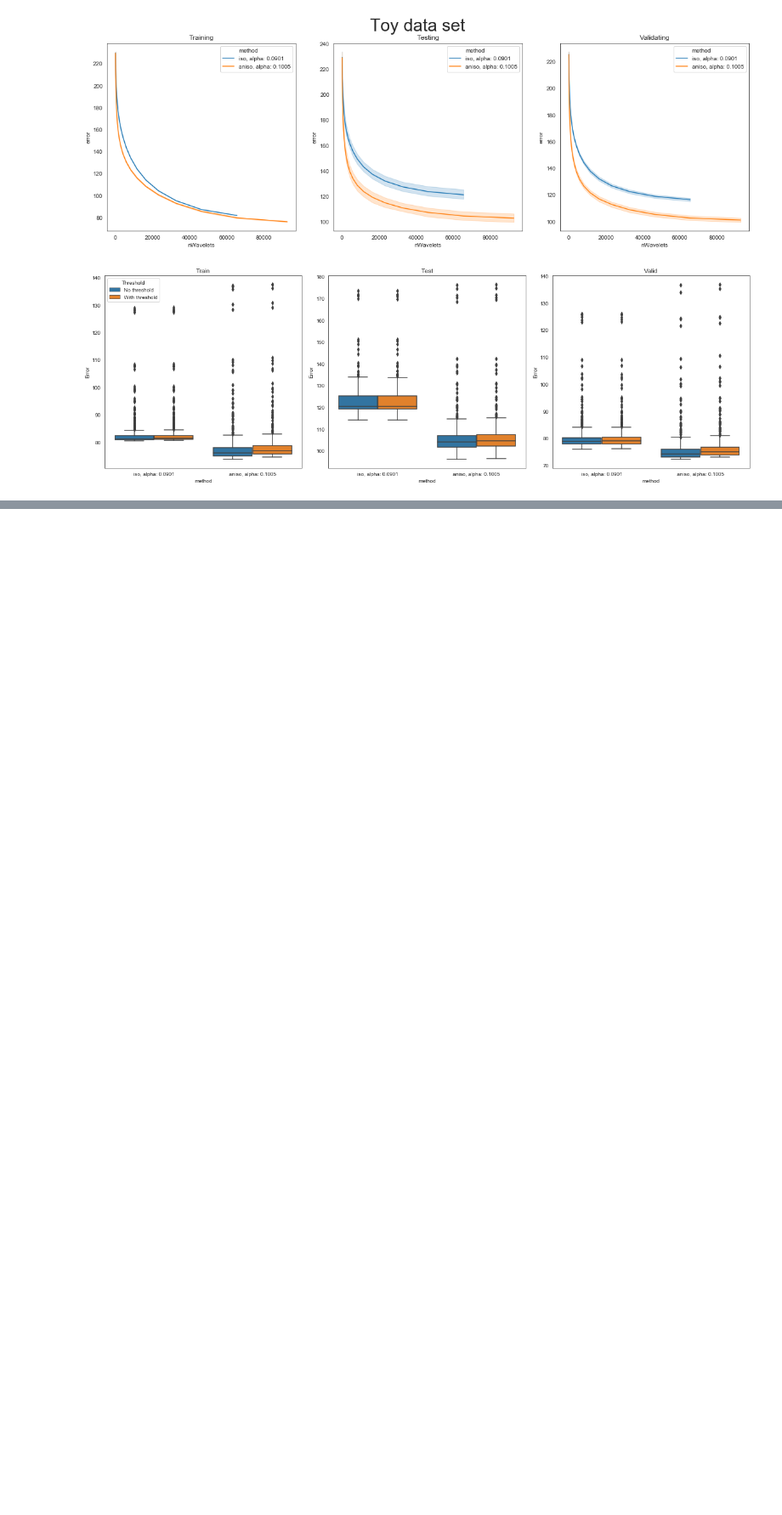
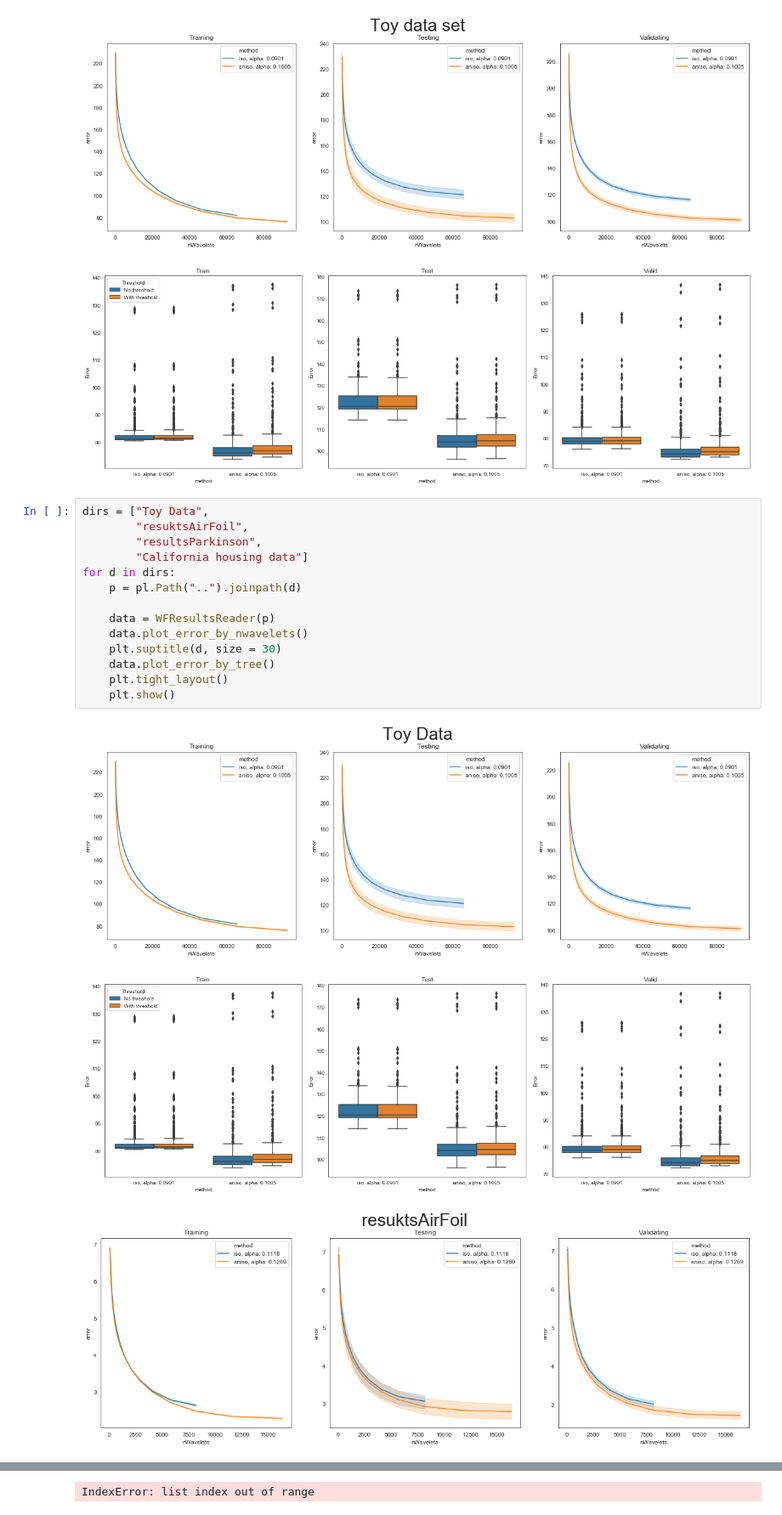
Before and after one commit to ABASASA/Wavelet_Unis_2, a Jupyter notebook: results/jupyter_notebooks/analysis.ipynb, the cells around one changed output, grey strips where cells are left out. Shown: that part at 85% size. Drawn from its saved outputs; the diff is of its cells as text; blank space fills up the shorter version.

```diff
--- a/results/jupyter_notebooks/analysis.ipynb
+++ b/results/jupyter_notebooks/analysis.ipynb
@@ -186,3 +186,21 @@ plt.show()
 [figure]
 [figure]
 [figure]
+# %%
+dirs = ["Toy Data",
+        "resuktsAirFoil",
+        "resultsParkinson",
+        "California housing data"]
+for d in dirs:
+    p = pl.Path("..").joinpath(d)
+
+    data = WFResultsReader(p)
+    data.plot_error_by_nwavelets()
+    plt.suptitle(d, size = 30)
+    data.plot_error_by_tree()
+    plt.tight_layout()
+    plt.show()
+# %% [output]
+[figure, added]
+[figure, added]
+[figure, added]
@@ -188,0 +208 @@ plt.show()
+IndexError: list index out of range
```
Also changed, not shown: parts of 1 cell of this notebook.
